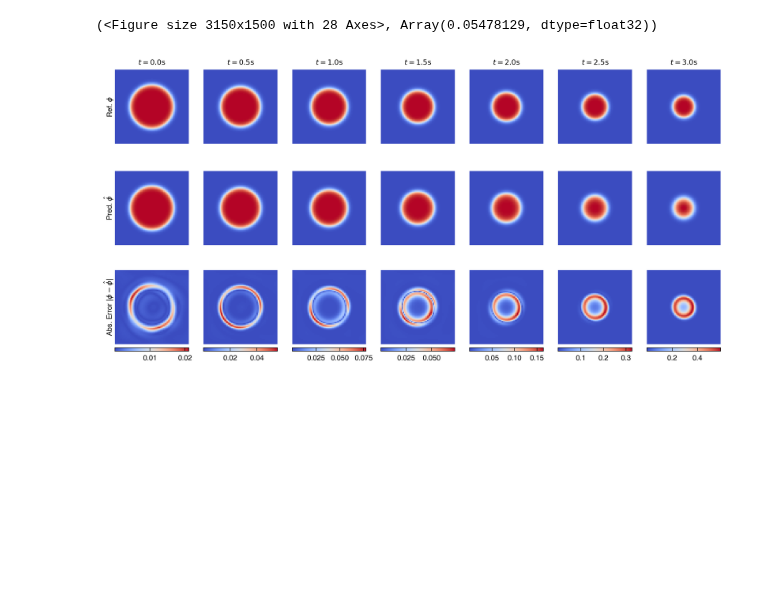
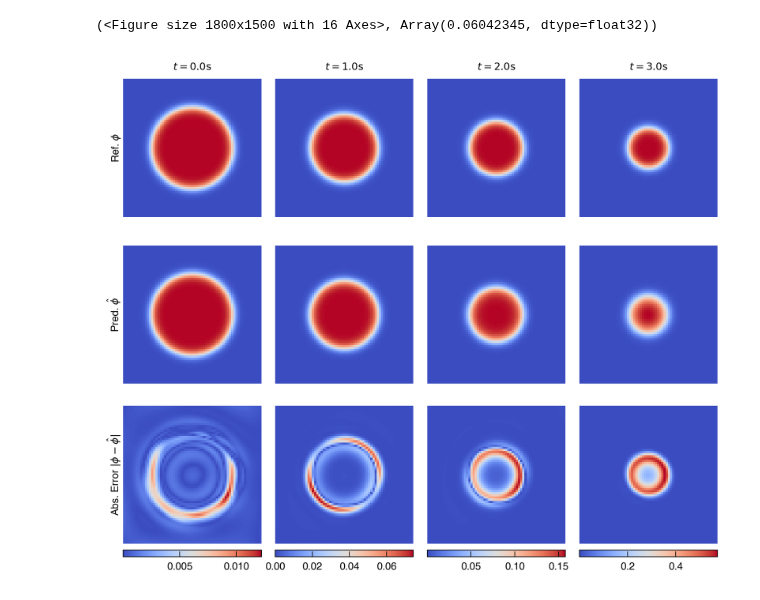
Before and after one commit to NanxiiChen/PI-CViT, a Jupyter notebook: ice_melting/eval.ipynb, the cells around one changed output. Drawn from its saved outputs; the diff is of its cells as text; code cells hidden in the pictures; blank space fills up the shorter version.

```diff
--- a/ice_melting/eval.ipynb
+++ b/ice_melting/eval.ipynb
@@ -84,7 +84,7 @@ model_skeleton = get_model(
     **model_params,
 )
 
-weight = "/root/autodl-tmp/tf-logs/ice_melting/circle/20251229-145048/model_epoch_5000.eqx"
+weight = "/root/autodl-tmp/tf-logs/ice_melting/circle/20251229-153830/model_epoch_6000.eqx"
 # weight = "/root/autodl-tmp/tf-logs/ice_melting/circle/1228baseline/model_epoch_25000.eqx"
 model = eqx.tree_deserialise_leaves(weight, model_skeleton)
 # %%
@@ -198,16 +198,18 @@ def evaluate_model(
         jnp.sum(ref_sols ** 2, axis=(1, 3, 4))
     )
     total_l2 = jnp.mean(total_l2)
-
+    fig.subplots_adjust(
+        left=0.03, right=0.97, top=0.95, bottom=0.03, hspace=0.1, wspace=0.1
+    )
     return fig, total_l2
 # %%
 evaluate_model(
     model,
-    target_ts=[0.0, 0.5, 1.0, 1.5, 2.0, 2.5, 3.0],
+    target_ts=[0.0, 1.0, 2.0, 3.0],
     data_dir=data_dir,
     Lc=configs.Lc,
     Tc=configs.Tc,
 )
 # %% [output]
-(<Figure size 3150x1500 with 28 Axes>, Array(0.05478129, dtype=float32))
+(<Figure size 1800x1500 with 16 Axes>, Array(0.06042345, dtype=float32))
-[figure, old version]
+[figure, new version]
```
Also changed, not shown: 5 other files.
